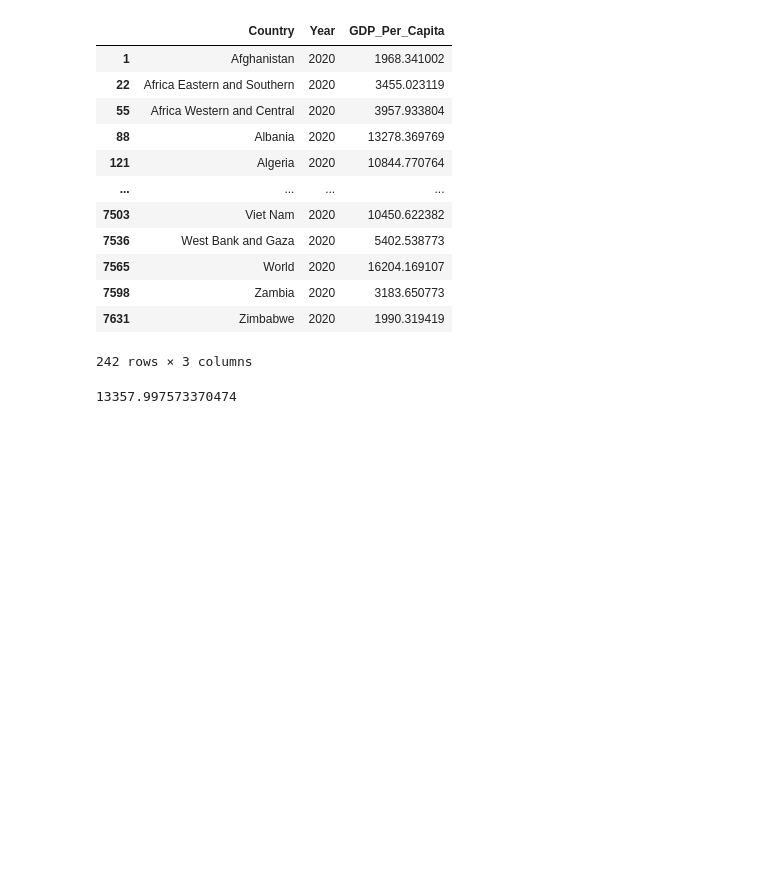
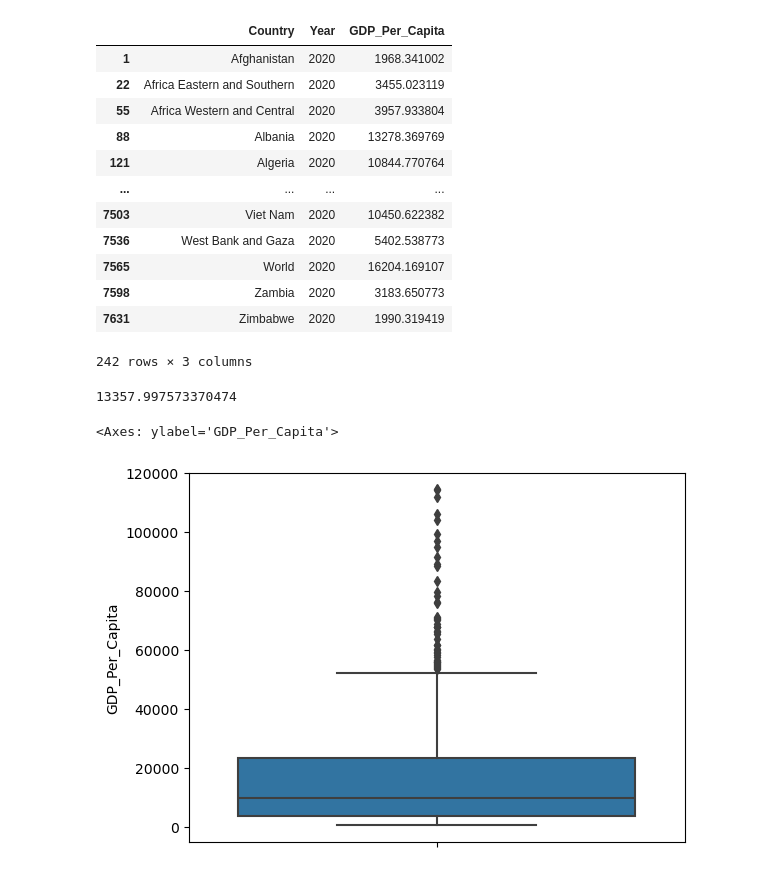
Before and after one commit to NSS-Data-Analytics-Cohort-11/undata-maryam-muhammad-0, a Jupyter notebook: notebook/un_data.ipynb, the cells around one changed output. Drawn from its saved outputs; the diff is of its cells as text; code cells hidden in the pictures; blank space fills up the shorter version.

Commit message:
Finishing plots

```diff
--- a/notebook/un_data.ipynb
+++ b/notebook/un_data.ipynb
@@ -191,3 +191,11 @@ gdp_df_med
 # A scatterplot with a trend line overlaid (see this regplot example: https://www.python-graph-gallery.com/42-custom-linear-regression-fit-seaborn)
 # Comment on what you observe has happened to GDP values over time and the relative strengths and weaknesses of each type of plot.
 # Which country was the first to have a GDP per capita greater than $100,000?
+# %%
+gdp_decades = gdp_df[gdp_df["Year"].isin({1990,2000,2010,2020})]
+# %%
+# A boxplot
+sns.boxplot(y=gdp_decades["GDP_Per_Capita"])
+# %% [output]
+<Axes: ylabel='GDP_Per_Capita'>
+[figure, added]
```
Also changed, not shown: parts of 4 cells of this notebook.
